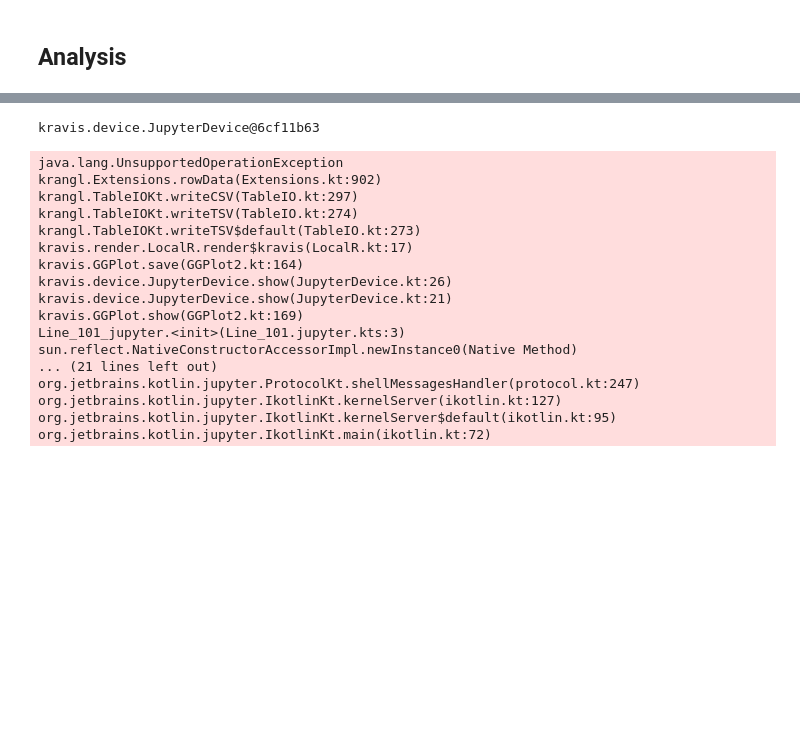
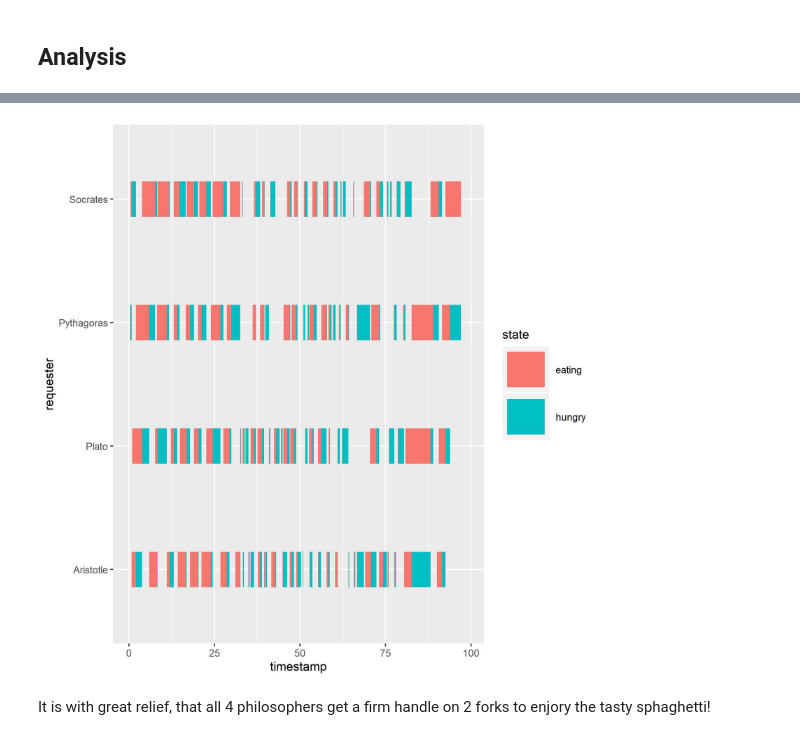
Before and after one commit to holgerbrandl/kalasim, a Jupyter notebook: simulations/notebooks/dining.ipynb, the cells around one changed output, grey strips where cells are left out. Cells and saved outputs as stored; diff of their text form; code cells hidden in the pictures; blank space fills up the shorter version.

Commit message:
continued dining table example

```diff
--- a/simulations/notebooks/dining.ipynb
+++ b/simulations/notebooks/dining.ipynb
@@ -111,28 +112,0 @@ SessionPrefs.OUTPUT_DEVICE = kravis.device.JupyterDevice()
-# %%
-SessionPrefs.OUTPUT_DEVICE
-# %% [output]
-kravis.device.JupyterDevice@6cf11b63
-# %%
-// try to visualize it with kravis first
-
-requestsDf.plot(x="timestamp").geomHistogram().show()
-
-// also see https://github.com/holgerbrandl/data_science_with_kotlin/blob/master/report_rendering/nyc/WildRideThroughNYC.ipynb
-# %% [output]
-java.lang.UnsupportedOperationException
-krangl.Extensions.rowData(Extensions.kt:902)
-krangl.TableIOKt.writeCSV(TableIO.kt:297)
-krangl.TableIOKt.writeTSV(TableIO.kt:274)
-krangl.TableIOKt.writeTSV$default(TableIO.kt:273)
-kravis.render.LocalR.render$kravis(LocalR.kt:17)
-kravis.GGPlot.save(GGPlot2.kt:164)
-kravis.device.JupyterDevice.show(JupyterDevice.kt:26)
-kravis.device.JupyterDevice.show(JupyterDevice.kt:21)
-kravis.GGPlot.show(GGPlot2.kt:169)
-Line_101_jupyter.<init>(Line_101.jupyter.kts:3)
-sun.reflect.NativeConstructorAccessorImpl.newInstance0(Native Method)
-... (21 lines left out)
-org.jetbrains.kotlin.jupyter.ProtocolKt.shellMessagesHandler(protocol.kt:247)
-org.jetbrains.kotlin.jupyter.IkotlinKt.kernelServer(ikotlin.kt:127)
-org.jetbrains.kotlin.jupyter.IkotlinKt.kernelServer$default(ikotlin.kt:95)
-org.jetbrains.kotlin.jupyter.IkotlinKt.main(ikotlin.kt:72)
@@ -148,0 +113,7 @@ p + ggsize(500, 250) +
+# %%
+requestsDf.plot(x = "timestamp", xend = "end_time", y = "requester", yend = "requester", color = "state")
+        .geomSegment(size = 15.0).show()
+# %% [output]
+[figure, added]
+# %% [markdown]
+It is with great relief, that all 4 philosophers get a firm handle on 2 forks to enjory the tasty sphaghetti!
```
Also changed, not shown: parts of 15 cells of this notebook, 6 other files.
